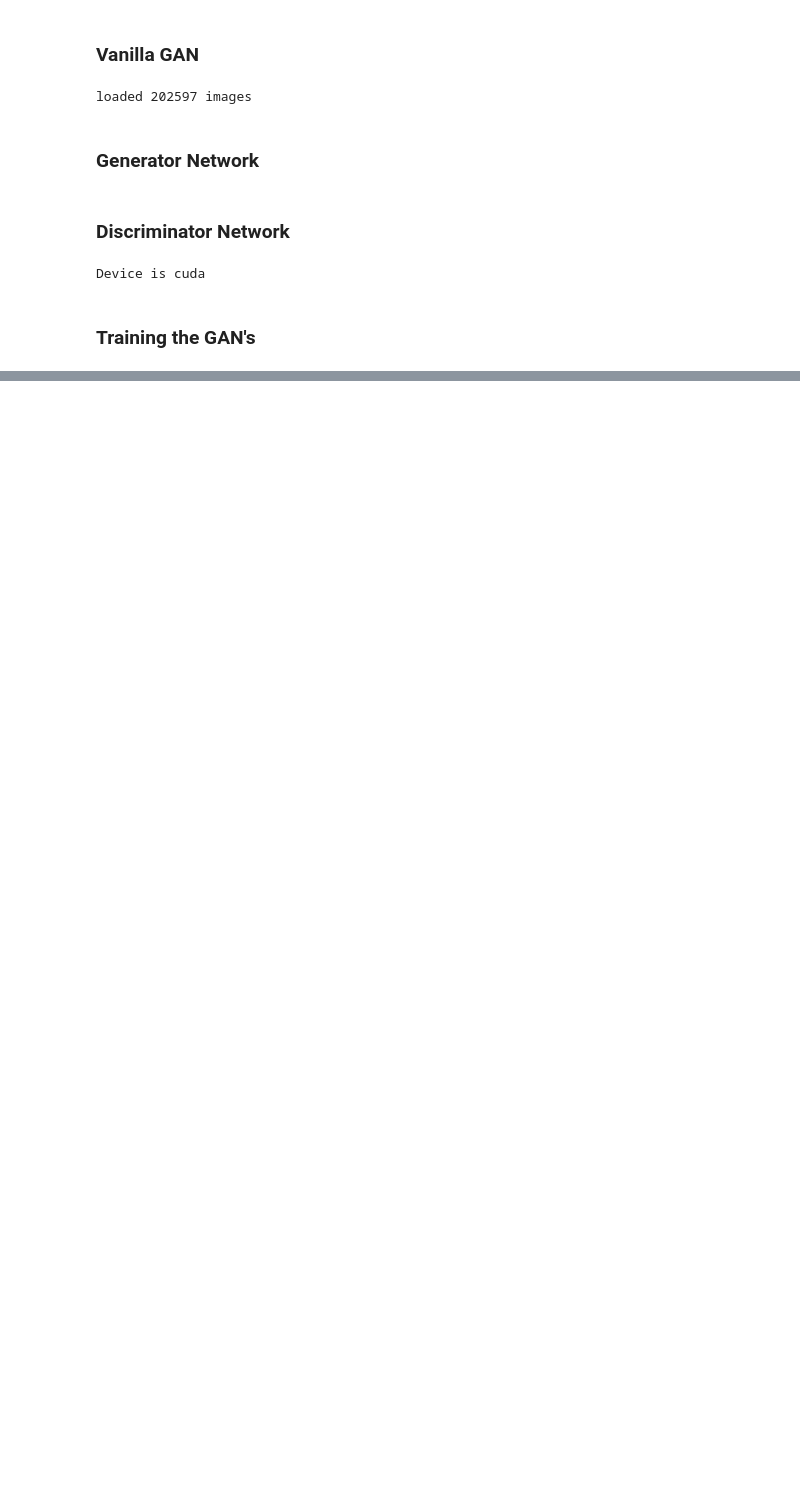
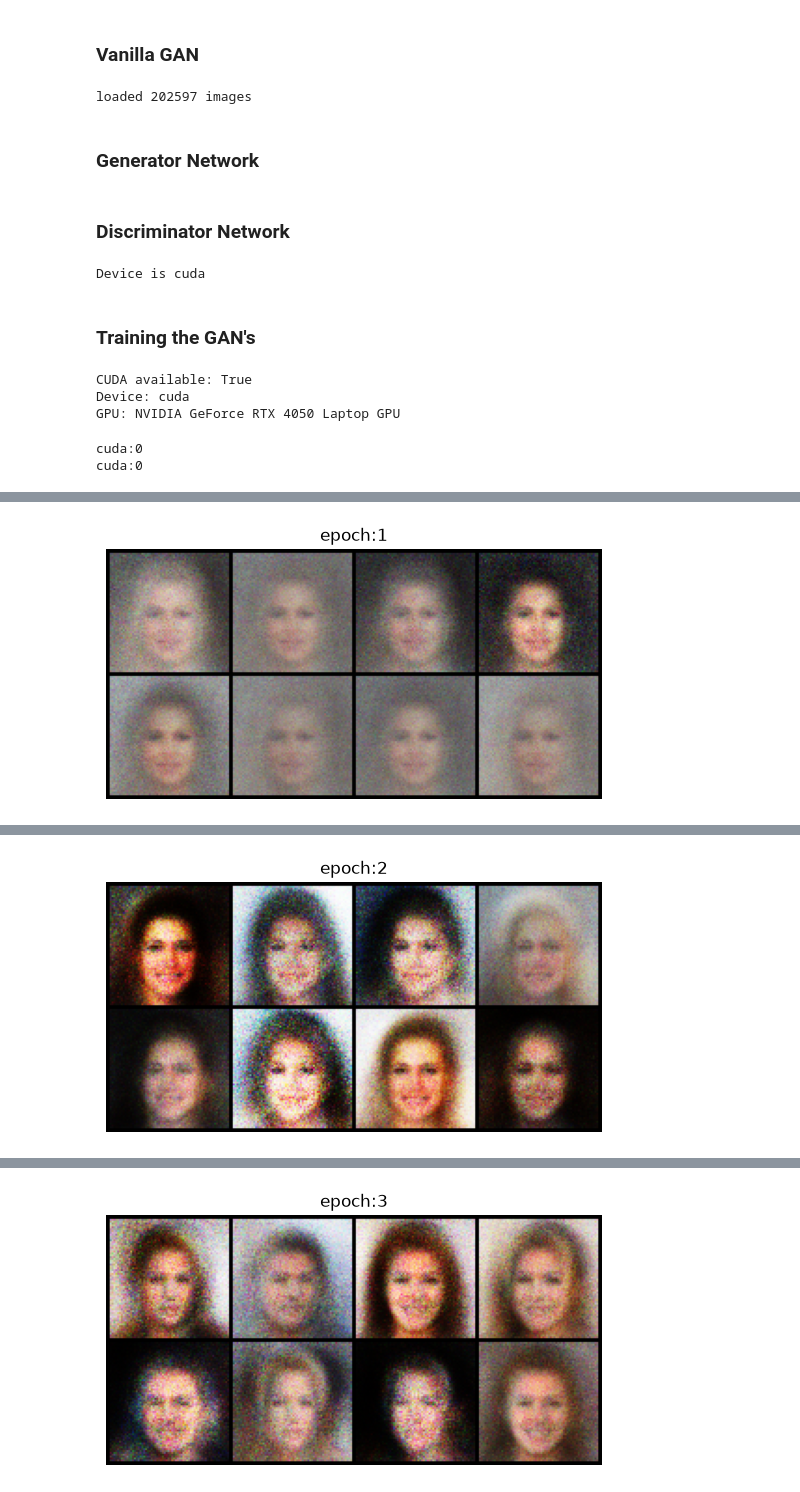
Before and after one commit to piyushhh-glitch/deep_learning, a Jupyter notebook: GAN/vanilla_gan.ipynb, the cells around one changed output, grey strips where cells are left out. Drawn from its saved outputs; the diff is of its cells as text; code cells hidden in the pictures; blank space fills up the shorter version.

```diff
--- a/GAN/vanilla_gan.ipynb
+++ b/GAN/vanilla_gan.ipynb
@@ -137,7 +137,7 @@ discriminator=discriminator.to(device)
 def train(generator,discriminator,dataloader,epochs=10):
 
     for epoch in range(epochs):
-        for i, imgs in enumerate(epochs):
+        for i, imgs in enumerate(dataloader):
 
             real_imgs=imgs.to(device)
             batch_size=real_imgs.size(0)
@@ -149,10 +149,10 @@ def train(generator,discriminator,dataloader,epochs=10):
             # Train the Discriminator
             d_optimizer.zero_grad()
 
-            fake_imgs=generator(torch.randn(batch_size,100)).to(device)
+            fake_imgs=generator(torch.randn(batch_size,100).to(device))
 
-            real_loss=GAN_loss(real_imgs,real_labels)
-            fake_loss=GAN_loss(fake_imgs,fake_labels)
+            real_loss=GAN_loss(discriminator(real_imgs),real_labels)
+            fake_loss=GAN_loss(discriminator(fake_imgs.detach()),fake_labels)
 
             d_loss=(real_loss+fake_loss)/2
 
@@ -174,0 +190,21 @@ def train(generator,discriminator,dataloader,epochs=10):
+# %%
+import torch
+
+print("CUDA available:", torch.cuda.is_available())
+print("Device:", device)
+
+if torch.cuda.is_available():
+    print("GPU:", torch.cuda.get_device_name(0))
+# %% [output]
+CUDA available: True
+Device: cuda
+GPU: NVIDIA GeForce RTX 4050 Laptop GPU
+# %%
+print(next(generator.parameters()).device)
+print(next(discriminator.parameters()).device)
+# %% [output]
+cuda:0
+cuda:0
+# %%
+train(generator,discriminator,dataloader,epochs=5)
+# %% [output]
@@ -174,0 +228 @@ def train(generator,discriminator,dataloader,epochs=10):
+[figure, added]
@@ -174,0 +246 @@ def train(generator,discriminator,dataloader,epochs=10):
+[figure, added]
@@ -174,0 +264 @@ def train(generator,discriminator,dataloader,epochs=10):
+[figure, added]
```
Also changed, not shown: parts of 2 cells of this notebook.
